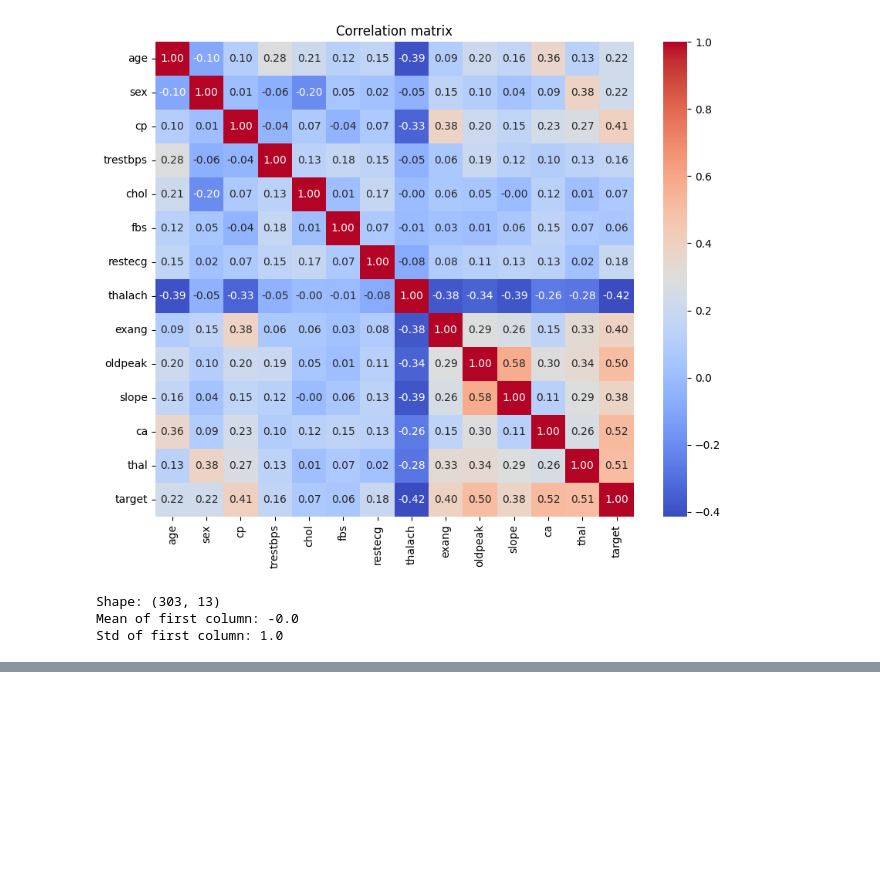
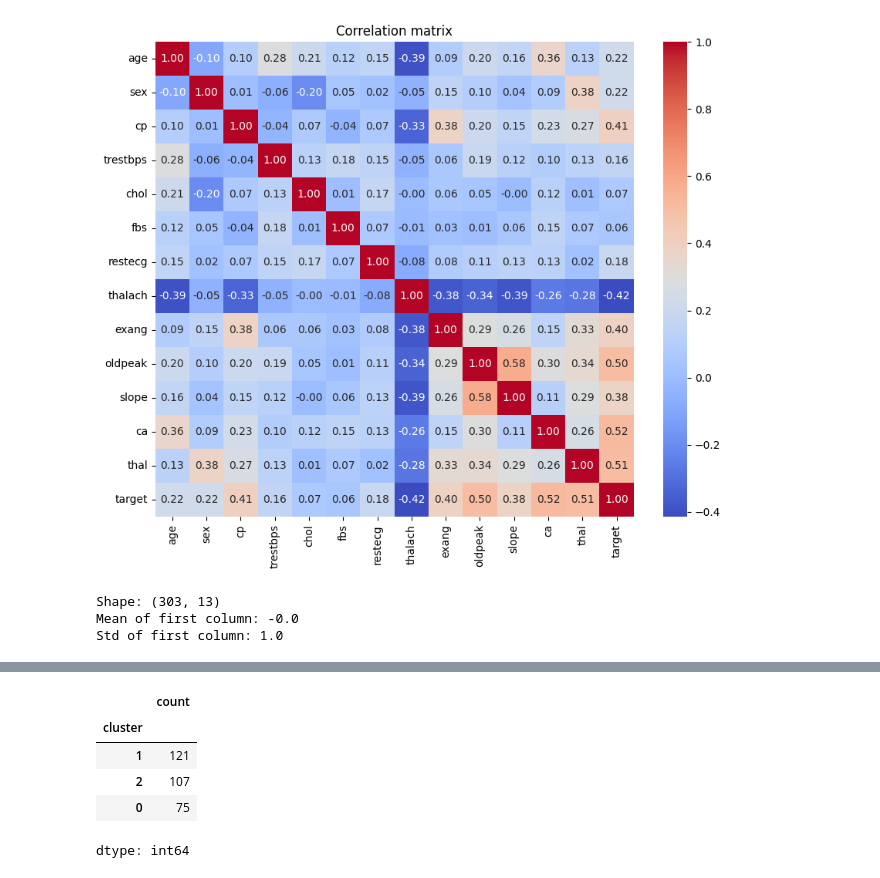
Before and after one commit to pilucha06/heart-disease-clustering, a Jupyter notebook: notebook.ipynb, the cells around one changed output, grey strips where cells are left out. Drawn from its saved outputs; the diff is of its cells as text; code cells hidden in the pictures; blank space fills up the shorter version.

```diff
--- a/notebook.ipynb
+++ b/notebook.ipynb
@@ -118,0 +139,13 @@ Std of first column: 1.0
+# %%
+kmeans = KMeans(n_clusters=3, random_state=42, n_init=10)
+kmeans.fit(X_scaled)
+df['cluster'] = kmeans.labels_
+# %%
+df['cluster'].value_counts()
+# %% [output]
+|  | count |
+| cluster |  |
+| 1 | 121 |
+| 2 | 107 |
+| 0 | 75 |
+dtype: int64
```
Also changed, not shown: parts of 2 cells of this notebook.
